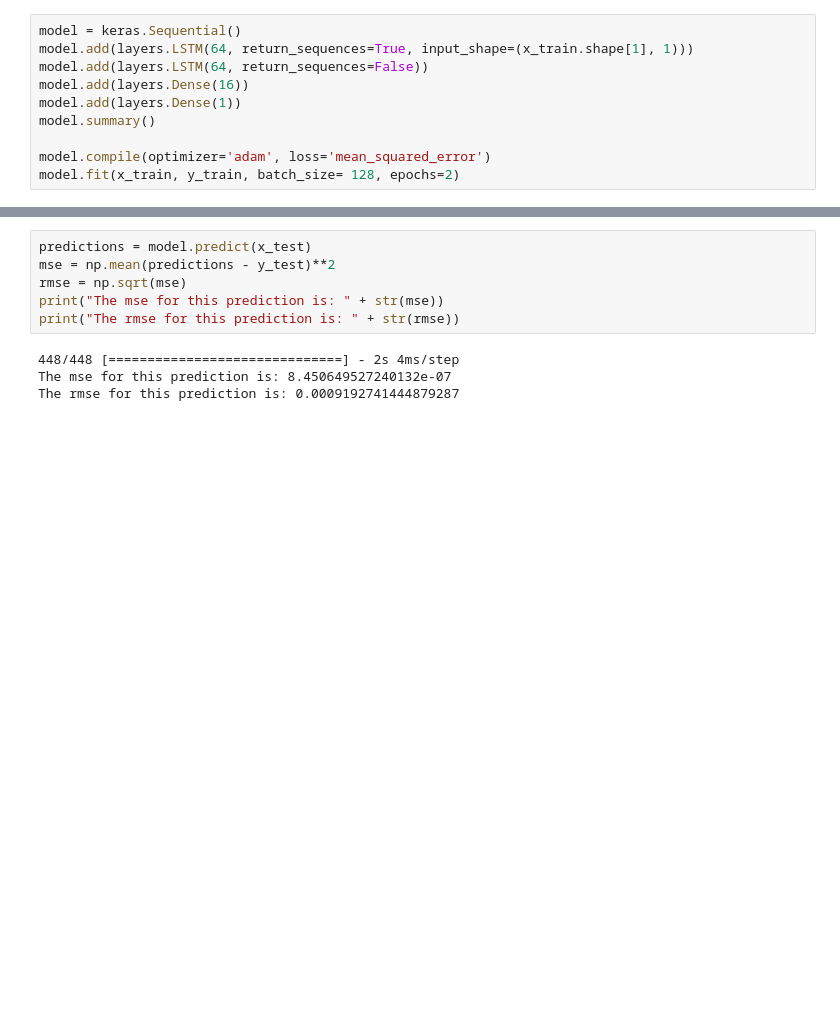
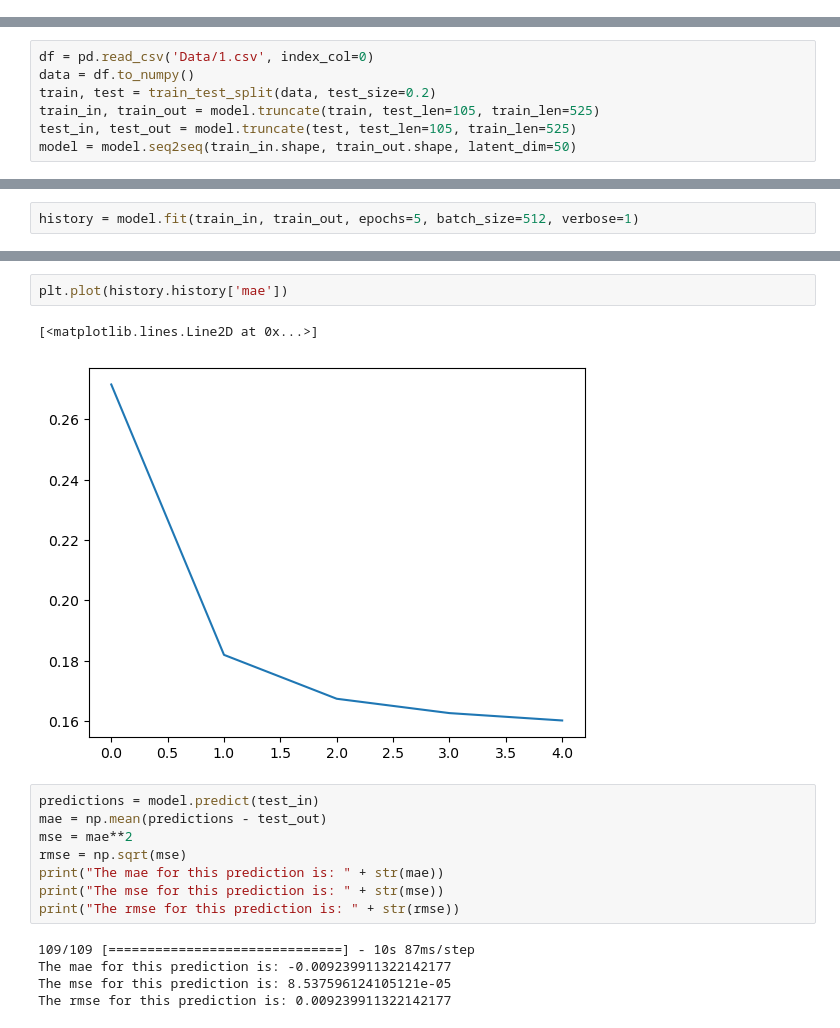
Before and after one commit to dyce135/Algorithmic_Tennis_Betting, a Jupyter notebook: lstm_train.ipynb, the cells around one changed output, grey strips where cells are left out. Drawn from its saved outputs; the diff is of its cells as text; blank space fills up the shorter version.

Commit message:
seq2seq model

```diff
--- a/lstm_train.ipynb
+++ b/lstm_train.ipynb
@@ -72,10 +15,0 @@ x_test = np.reshape(x_test, (x_test.shape[0], x_test.shape[1], 1))
-# %%
-model = keras.Sequential()
-model.add(layers.LSTM(64, return_sequences=True, input_shape=(x_train.shape[1], 1)))
-model.add(layers.LSTM(64, return_sequences=False))
-model.add(layers.Dense(16))
-model.add(layers.Dense(1))
-model.summary()
-
-model.compile(optimizer='adam', loss='mean_squared_error')
-model.fit(x_train, y_train, batch_size= 128, epochs=2)
@@ -100,0 +16,7 @@ Epoch 2/2
+# %%
+df = pd.read_csv('Data/1.csv', index_col=0)
+data = df.to_numpy()
+train, test = train_test_split(data, test_size=0.2)
+train_in, train_out = model.truncate(train, test_len=105, train_len=525)
+test_in, test_out = model.truncate(test, test_len=105, train_len=525)
+model = model.seq2seq(train_in.shape, train_out.shape, latent_dim=50)
@@ -100,0 +46,2 @@ Epoch 2/2
+# %%
+history = model.fit(train_in, train_out, epochs=5, batch_size=512, verbose=1)
@@ -101,11 +59,19 @@ Epoch 2/2
+# %%
+plt.plot(history.history['mae'])
+# %% [output]
+[<matplotlib.lines.Line2D at 0x...>]
+[figure, added]
 # %%
-predictions = model.predict(x_test)
-mse = np.mean(predictions - y_test)**2
+predictions = model.predict(test_in)
+mae = np.mean(predictions - test_out)
+mse = mae**2
 rmse = np.sqrt(mse)
+print("The mae for this prediction is: " + str(mae))
 print("The mse for this prediction is: " + str(mse))
 print("The rmse for this prediction is: " + str(rmse))
 # %% [output]
-448/448 [==============================] - 2s 4ms/step
-The mse for this prediction is: 8.450649527240132e-07
-The rmse for this prediction is: 0.0009192741444879287
+109/109 [==============================] - 10s 87ms/step
+The mae for this prediction is: -0.009239911322142177
+The mse for this prediction is: 8.537596124105121e-05
+The rmse for this prediction is: 0.009239911322142177
 # %%
```
Also changed, not shown: parts of 9 cells of this notebook, 3 other files.
